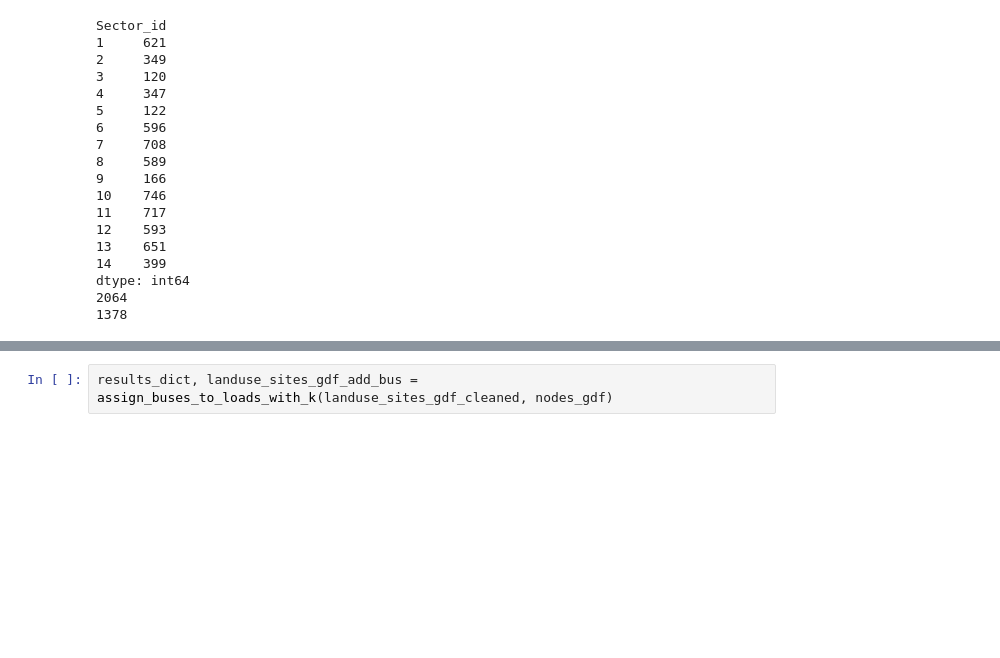
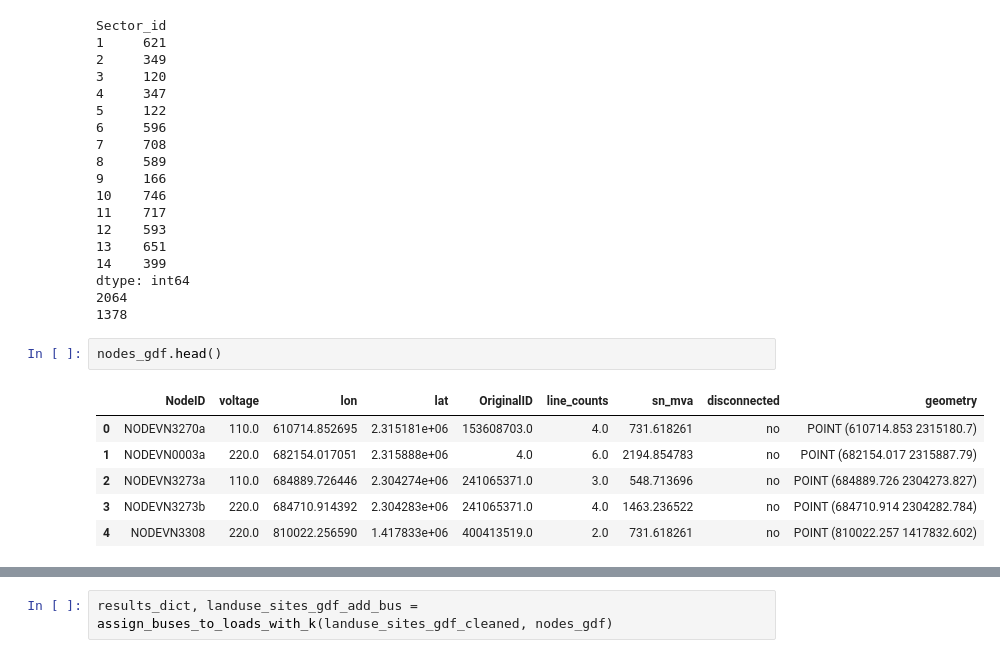
Before and after one commit to Mengqi-Ye/PowerFlowCascade, a Jupyter notebook: notebooks/3_electricity_demand_distribution.ipynb, the cells around one changed output, grey strips where cells are left out. Cells and saved outputs as stored; diff of their text form; blank space fills up the shorter version.

```diff
--- a/notebooks/3_electricity_demand_distribution.ipynb
+++ b/notebooks/3_electricity_demand_distribution.ipynb
@@ -116,6 +116,15 @@ Sector_id
 dtype: int64
 2064
 1378
+# %%
+nodes_gdf.head()
+# %% [output]
+|  | NodeID | voltage | lon | lat | OriginalID | line_counts | sn_mva | disconnected | geometry |
+| 0 | NODEVN3270a | 110.0 | 610714.852695 | 2.315181e+06 | 153608703.0 | 4.0 | 731.618261 | no | POINT (610714.853 2315180.7) |
+| 1 | NODEVN0003a | 220.0 | 682154.017051 | 2.315888e+06 | 4.0 | 6.0 | 2194.854783 | no | POINT (682154.017 2315887.79) |
+| 2 | NODEVN3273a | 110.0 | 684889.726446 | 2.304274e+06 | 241065371.0 | 3.0 | 548.713696 | no | POINT (684889.726 2304273.827) |
+| 3 | NODEVN3273b | 220.0 | 684710.914392 | 2.304283e+06 | 241065371.0 | 4.0 | 1463.236522 | no | POINT (684710.914 2304282.784) |
+| 4 | NODEVN3308 | 220.0 | 810022.256590 | 1.417833e+06 | 400413519.0 | 2.0 | 731.618261 | no | POINT (810022.257 1417832.602) |
 # %%
 def assign_buses_to_loads_with_k(landuse_sites_gdf, nodes_gdf, p=0.8): #, distance_threshold=60000
     nodes_gdf = nodes_gdf.copy().set_index('NodeID')
```
Also changed, not shown: parts of 11 cells of this notebook, 20 other files.
